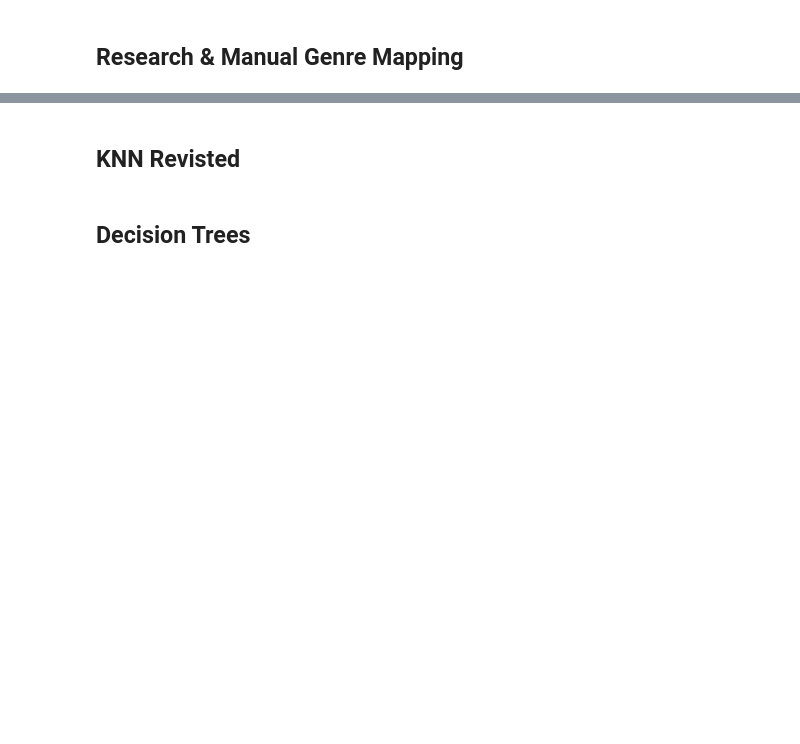
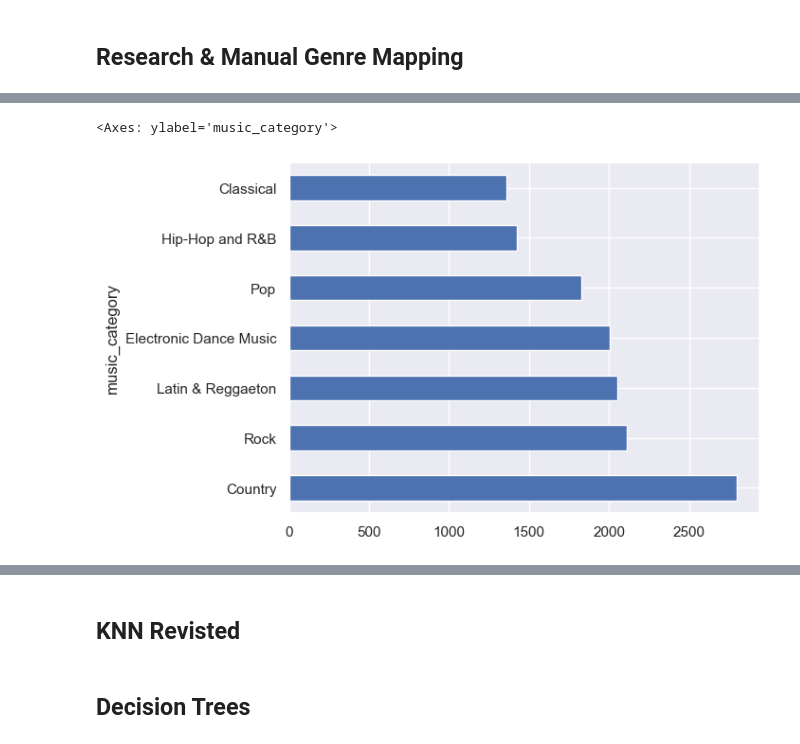
Before and after one commit to ynackash/genre-classification, a Jupyter notebook: main.ipynb, the cells around one changed output, grey strips where cells are left out. Saved outputs shown, nothing was run; the diff lists cells and outputs as text; code cells hidden in the pictures; blank space fills up the shorter version.

```diff
--- a/main.ipynb
+++ b/main.ipynb
@@ -304,0 +420,5 @@ weighted avg       0.01      0.01      0.01     14252
+# %%
+slim_df['music_category'].value_counts().plot(kind='barh')
+# %% [output]
+<Axes: ylabel='music_category'>
+[figure, added]
```
Also changed, not shown: parts of 35 cells of this notebook.
